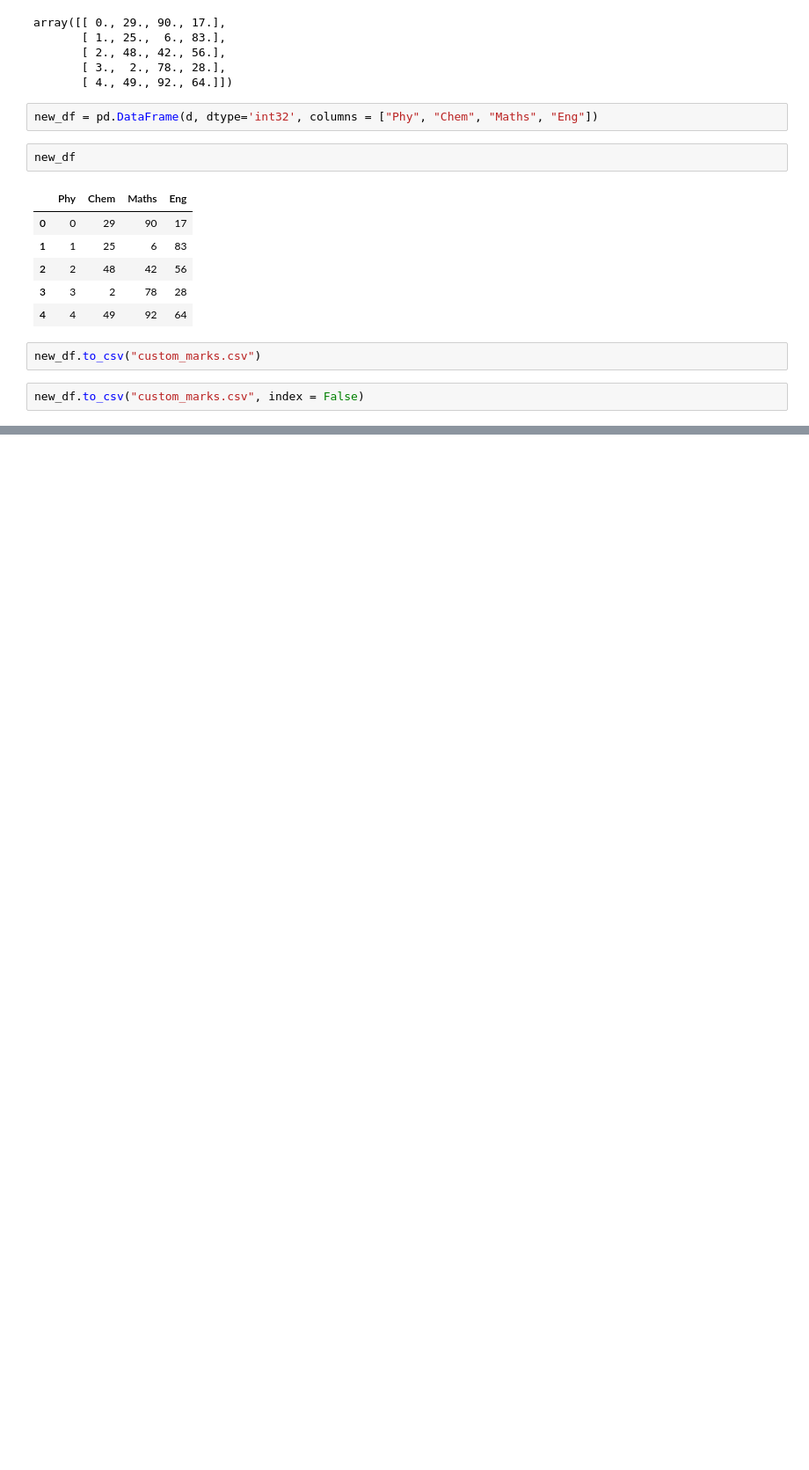
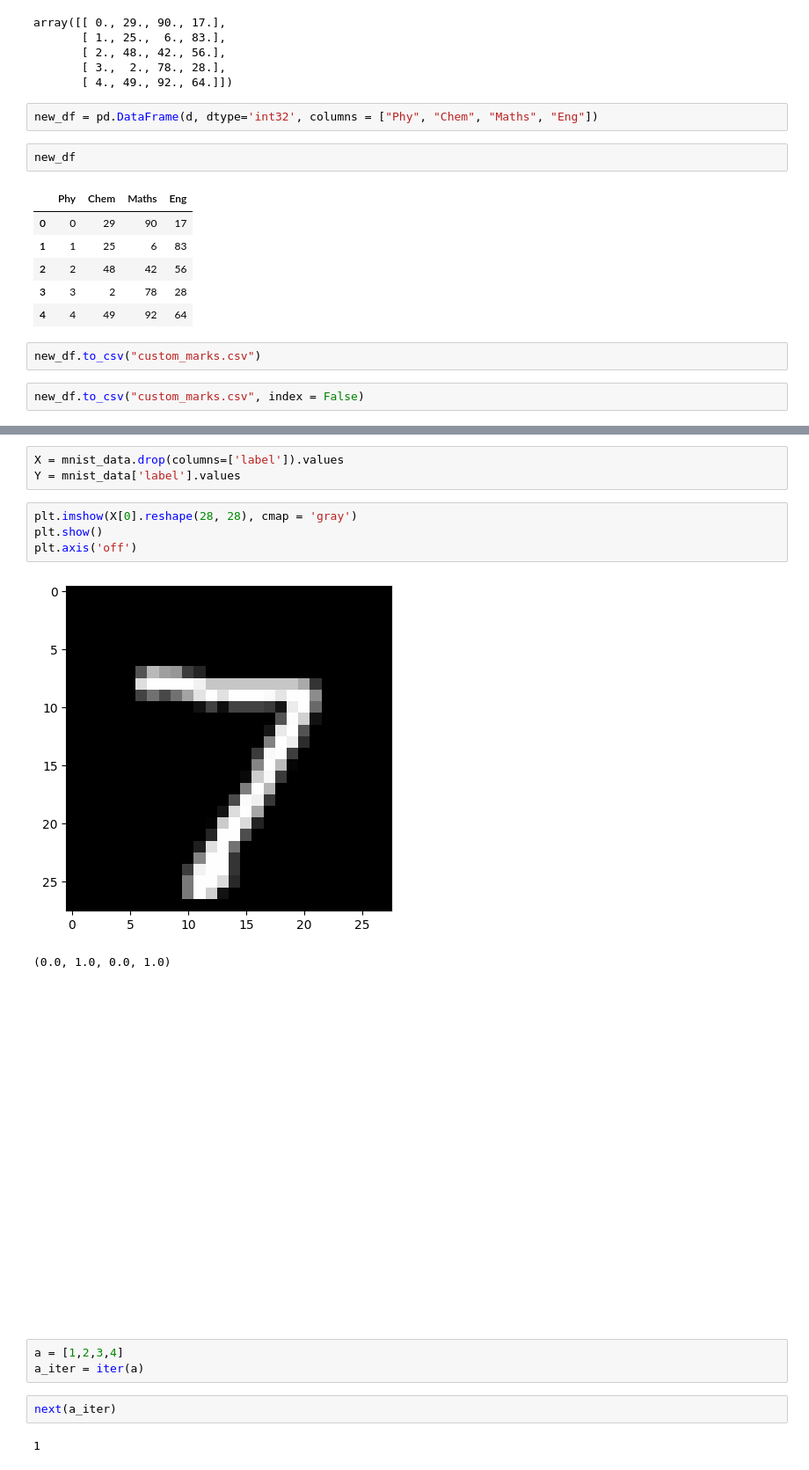
Before and after one commit to Abhijeet399/Data_Science_batch_noida, a Jupyter notebook: pandas.ipynb, the cells around one changed output, grey strips where cells are left out. Shown at 88% size. Drawn from its saved outputs; the diff is of its cells as text; blank space fills up the shorter version.

```diff
--- a/pandas.ipynb
+++ b/pandas.ipynb
@@ -193,0 +266,18 @@ new_df.to_csv("custom_marks.csv", index = False)
+# %%
+X = mnist_data.drop(columns=['label']).values
+Y = mnist_data['label'].values
+# %%
+plt.imshow(X[0].reshape(28, 28), cmap = 'gray')
+plt.show()
+plt.axis('off')
+# %% [output]
+[figure, added]
+(0.0, 1.0, 0.0, 1.0)
+[figure, added]
+# %%
+a = [1,2,3,4]
+a_iter = iter(a)
+# %%
+next(a_iter)
+# %% [output]
+1
```
Also changed, not shown: parts of 26 cells of this notebook.
